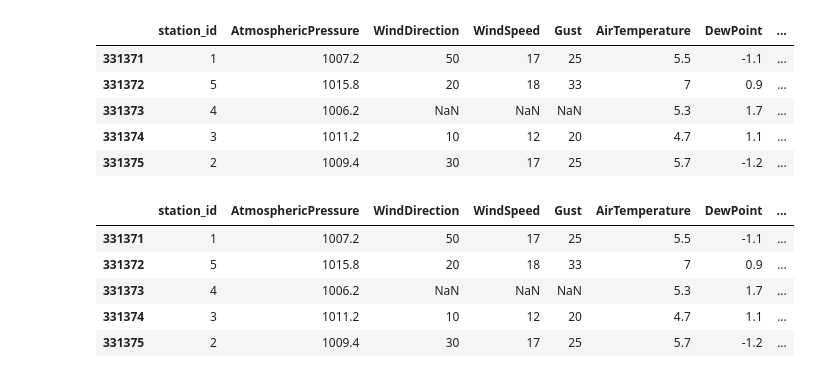
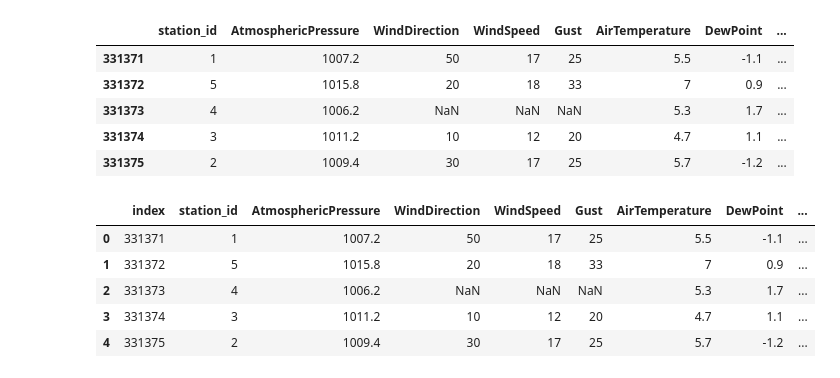
Before and after one commit to sherwinfarrell/RelativeHumidityPrediction, a Jupyter notebook: GroupAssignment.ipynb, the cells around one changed output. Cells and saved outputs as stored; diff of their text form; code cells hidden in the pictures.

```diff
--- a/GroupAssignment.ipynb
+++ b/GroupAssignment.ipynb
@@ -54,11 +54,4 @@ df.head()
 | 331374 | 3 | 1011.2 | 10 | 12 | 20 | 4.7 | 1.1 | ... |
 | 331375 | 2 | 1009.4 | 30 | 17 | 25 | 5.7 | -1.2 | ... |
 # %%
-df = df.dropna(how='all')
+df = df.dropna(axis = 1, how='all')
-# %% [output]
-|  | station_id | AtmosphericPressure | WindDirection | WindSpeed | Gust | AirTemperature | DewPoint | ... |
-| 331371 | 1 | 1007.2 | 50 | 17 | 25 | 5.5 | -1.1 | ... |
-| 331372 | 5 | 1015.8 | 20 | 18 | 33 | 7 | 0.9 | ... |
-| 331373 | 4 | 1006.2 | NaN | NaN | NaN | 5.3 | 1.7 | ... |
-| 331374 | 3 | 1011.2 | 10 | 12 | 20 | 4.7 | 1.1 | ... |
-| 331375 | 2 | 1009.4 | 30 | 17 | 25 | 5.7 | -1.2 | ... |
@@ -66,0 +58,2 @@ correlation_df = df.corr()
+# %%
+df.reset_index(inplace = True)
@@ -66,0 +62,9 @@ correlation_df = df.corr()
+# %%
+df.head()
+# %% [output]
+|  | index | station_id | AtmosphericPressure | WindDirection | WindSpeed | Gust | AirTemperature | DewPoint | ... |
+| 0 | 331371 | 1 | 1007.2 | 50 | 17 | 25 | 5.5 | -1.1 | ... |
+| 1 | 331372 | 5 | 1015.8 | 20 | 18 | 33 | 7 | 0.9 | ... |
+| 2 | 331373 | 4 | 1006.2 | NaN | NaN | NaN | 5.3 | 1.7 | ... |
+| 3 | 331374 | 3 | 1011.2 | 10 | 12 | 20 | 4.7 | 1.1 | ... |
+| 4 | 331375 | 2 | 1009.4 | 30 | 17 | 25 | 5.7 | -1.2 | ... |
```
Also changed, not shown: parts of 12 cells of this notebook, 4 other files.
